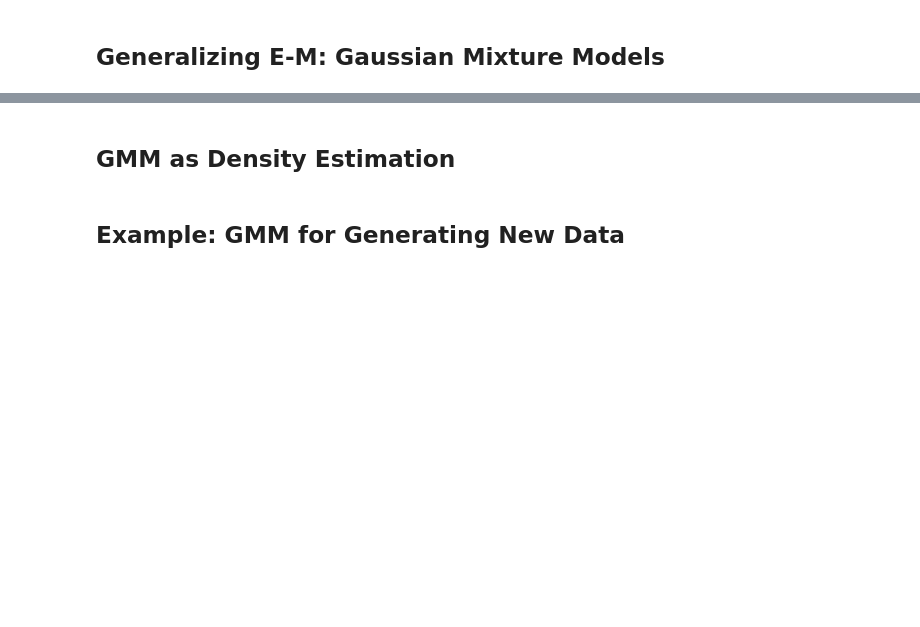
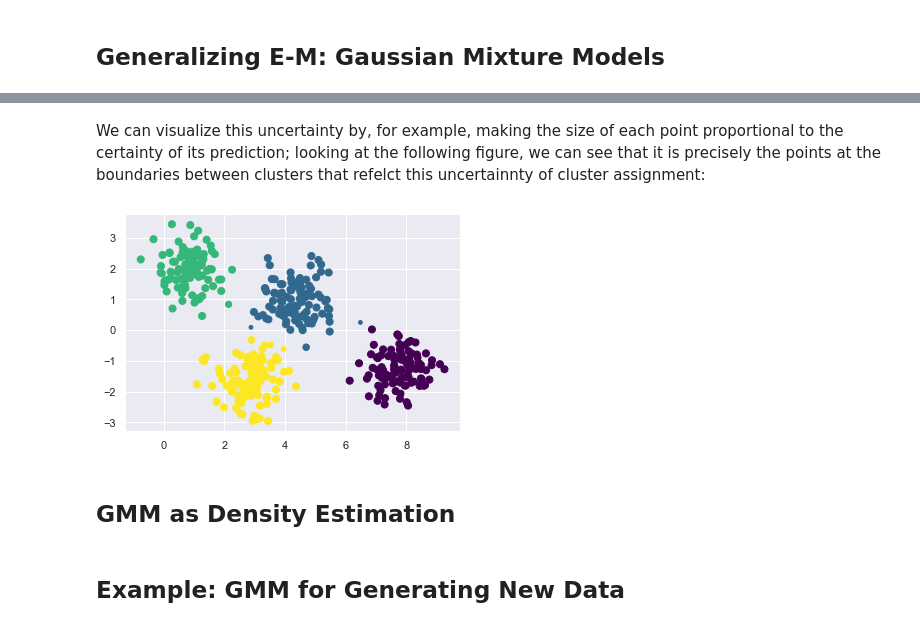
Before and after one commit to UlrikeBoehm/PythonDataScience, a Jupyter notebook: 05_MachineLearning/12_InDepth_Gaussian_Mixture_Models.ipynb, the cells around one changed output, grey strips where cells are left out. Saved outputs shown, nothing was run; the diff lists cells and outputs as text; code cells hidden in the pictures; blank space fills up the shorter version.

```diff
--- a/05_MachineLearning/12_InDepth_Gaussian_Mixture_Models.ipynb
+++ b/05_MachineLearning/12_InDepth_Gaussian_Mixture_Models.ipynb
@@ -71,3 +97,10 @@ plot_kmeans(kmeans, X_stretched)
+# %% [markdown]
+We can visualize this uncertainty by, for example, making the size of each point proportional to the certainty of its prediction; looking at the following figure, we can see that it is precisely the points at the boundaries between clusters that refelct this uncertainnty of cluster assignment:
+# %%
+size = 50 * probs.max(1) ** 2  # square emphasizes differences
+plt.scatter(X[:, 0], X[:, 1], c=labels, cmap='viridis', s=size);
+# %% [output]
+[figure, added]
 # %% [markdown]
 ## GMM as Density Estimation
 # %% [markdown]
```
Also changed, not shown: parts of 7 cells of this notebook.
